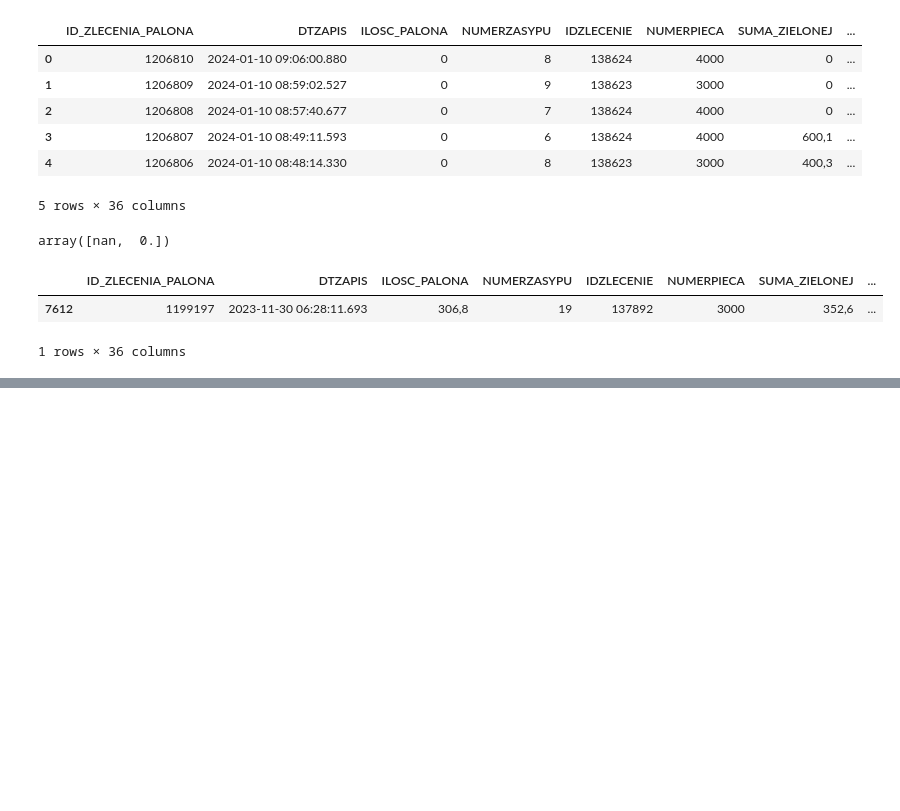
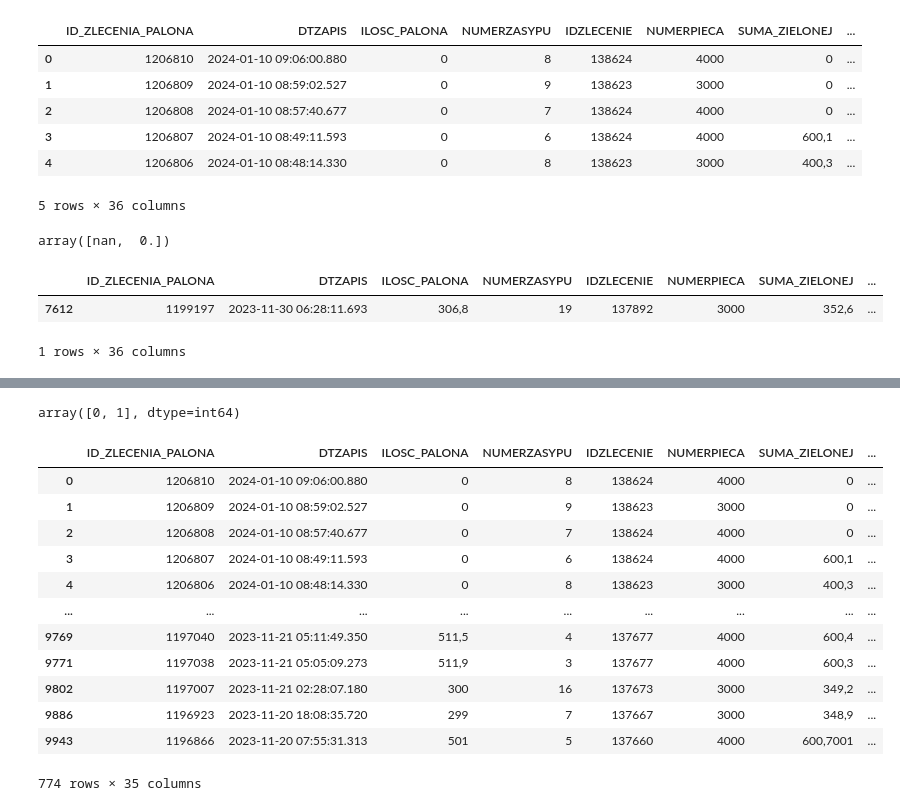
Before and after one commit to modebralski/jacobs, a Jupyter notebook: cleaning.ipynb, the cells around one changed output, grey strips where cells are left out. Cells and saved outputs as stored; diff of their text form; code cells hidden in the pictures; blank space fills up the shorter version.

Commit message:
more cleaning columns

```diff
--- a/cleaning.ipynb
+++ b/cleaning.ipynb
@@ -122,3 +122,5 @@ jde_data[jde_data['LockedByEditor'] == 0.0]
 |  | ID_ZLECENIA_PALONA | DTZAPIS | ILOSC_PALONA | NUMERZASYPU | IDZLECENIE | NUMERPIECA | SUMA_ZIELONEJ | ... |
 | 7612 | 1199197 | 2023-11-30 06:28:11.693 | 306,8 | 19 | 137892 | 3000 | 352,6 | ... |
 1 rows × 36 columns
+# %%
+jde_data.drop('LockedByEditor', axis=1, inplace=True)
@@ -124,0 +142,20 @@ jde_data[jde_data['LockedByEditor'] == 0.0]
+# %%
+jde_data['Posted'].unique()
+# %% [output]
+array([0, 1], dtype=int64)
+# %%
+jde_data[jde_data['Posted'] == 0]
+# %% [output]
+|  | ID_ZLECENIA_PALONA | DTZAPIS | ILOSC_PALONA | NUMERZASYPU | IDZLECENIE | NUMERPIECA | SUMA_ZIELONEJ | ... |
+| 0 | 1206810 | 2024-01-10 09:06:00.880 | 0 | 8 | 138624 | 4000 | 0 | ... |
+| 1 | 1206809 | 2024-01-10 08:59:02.527 | 0 | 9 | 138623 | 3000 | 0 | ... |
+| 2 | 1206808 | 2024-01-10 08:57:40.677 | 0 | 7 | 138624 | 4000 | 0 | ... |
+| 3 | 1206807 | 2024-01-10 08:49:11.593 | 0 | 6 | 138624 | 4000 | 600,1 | ... |
+| 4 | 1206806 | 2024-01-10 08:48:14.330 | 0 | 8 | 138623 | 3000 | 400,3 | ... |
+| ... | ... | ... | ... | ... | ... | ... | ... | ... |
+| 9769 | 1197040 | 2023-11-21 05:11:49.350 | 511,5 | 4 | 137677 | 4000 | 600,4 | ... |
+| 9771 | 1197038 | 2023-11-21 05:05:09.273 | 511,9 | 3 | 137677 | 4000 | 600,3 | ... |
+| 9802 | 1197007 | 2023-11-21 02:28:07.180 | 300 | 16 | 137673 | 3000 | 349,2 | ... |
+| 9886 | 1196923 | 2023-11-20 18:08:35.720 | 299 | 7 | 137667 | 3000 | 348,9 | ... |
+| 9943 | 1196866 | 2023-11-20 07:55:31.313 | 501 | 5 | 137660 | 4000 | 600,7001 | ... |
+774 rows × 35 columns
```
Also changed, not shown: parts of 17 cells of this notebook.
